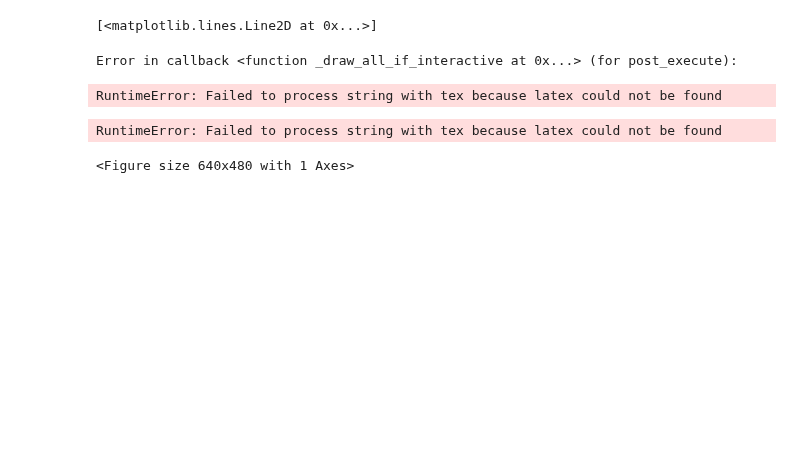
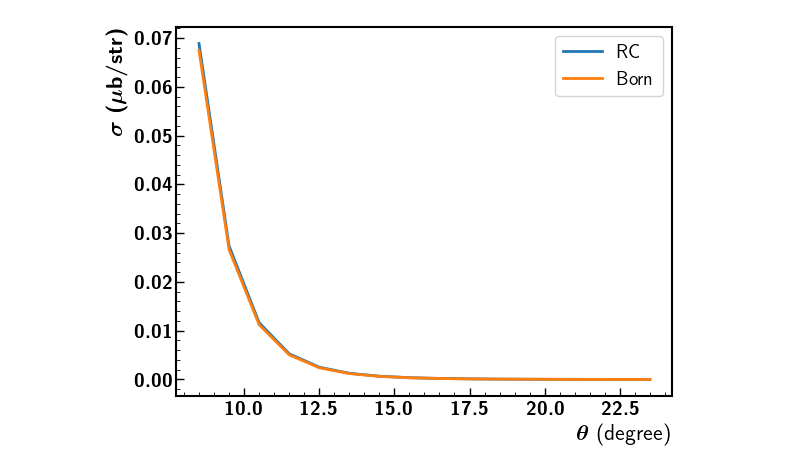
Before and after one commit to Mengzhendada/compare, a Jupyter notebook: Unpol_elastic.ipynb, the cells around one changed output. Saved outputs shown, nothing was run; the diff lists cells and outputs as text; code cells hidden in the pictures; blank space fills up the shorter version.

```diff
--- a/Unpol_elastic.ipynb
+++ b/Unpol_elastic.ipynb
@@ -93,10 +93,15 @@ df_rc_8
 # %%
 theta_rc = (df_rc_8['theta_min_deg'].astype(float)+df_rc_8['theta_max_deg'].astype(float))/2
 xs = (df_rc_8['xs_mubperstr'].astype(float))
-plt.plot(theta_rc,xs)
+plt.plot(theta_rc,xs,label='RC')
+
+theta_born = (df_born_8['theta_min_deg'].astype(float)+df_born_8['theta_max_deg'].astype(float))/2
+xs_born = (df_born_8['xs_mubperstr'].astype(float))
+plt.plot(theta_born,xs_born,label='Born')
+
+plt.legend()
+plt.xlabel(r'$\theta$ (degree)')
+plt.ylabel(r'$\sigma$ $(\mu b/str)$')
+plt.savefig('../Proposals/Unpol_proposal/elastic_ep/Xs_theta_full.pdf')
 # %% [output]
-[<matplotlib.lines.Line2D at 0x...>]
-Error in callback <function _draw_all_if_interactive at 0x...> (for post_execute):
-RuntimeError: Failed to process string with tex because latex could not be found
-RuntimeError: Failed to process string with tex because latex could not be found
-<Figure size 640x480 with 1 Axes>
+[figure, added]
```
Also changed, not shown: parts of 5 cells of this notebook.
